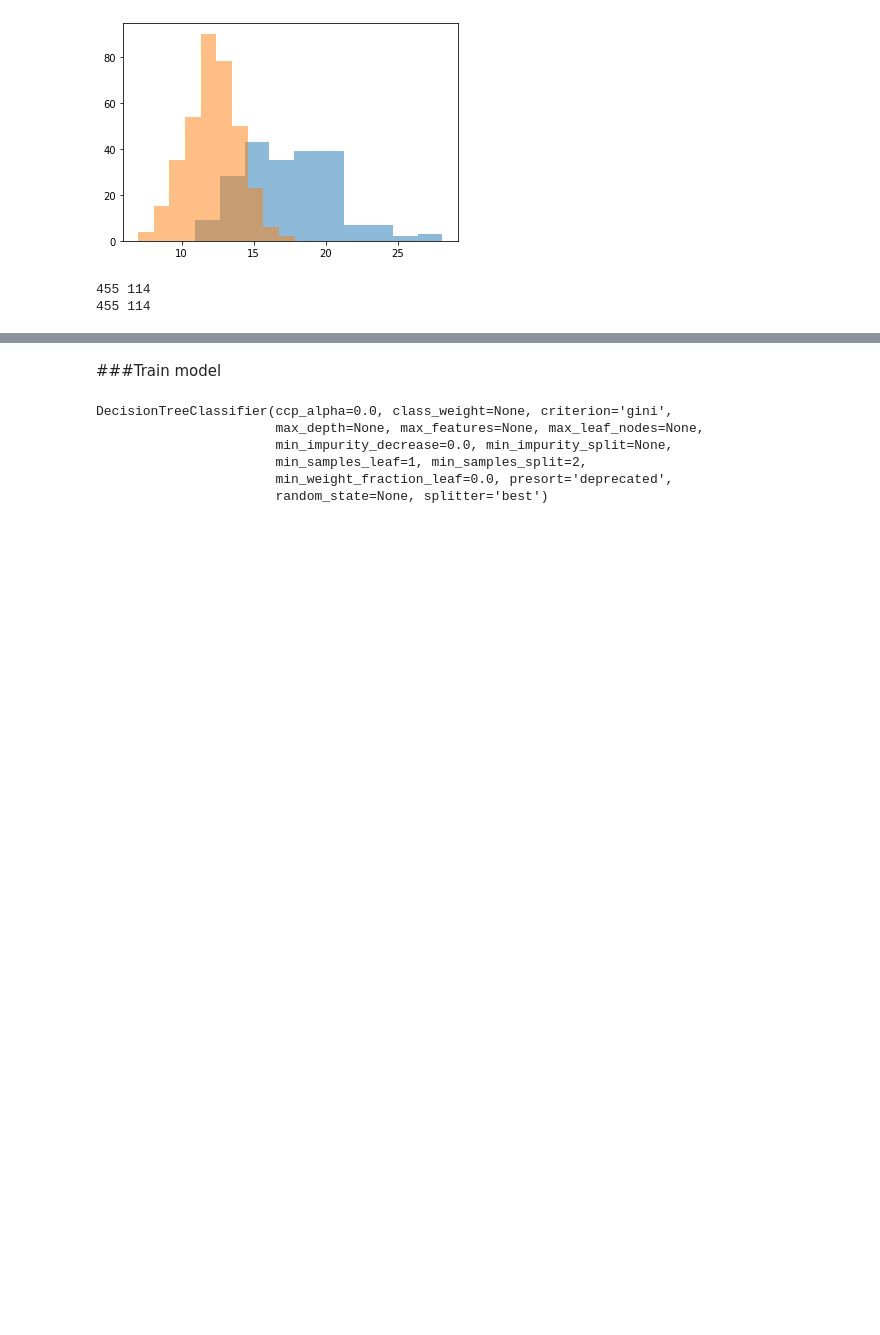
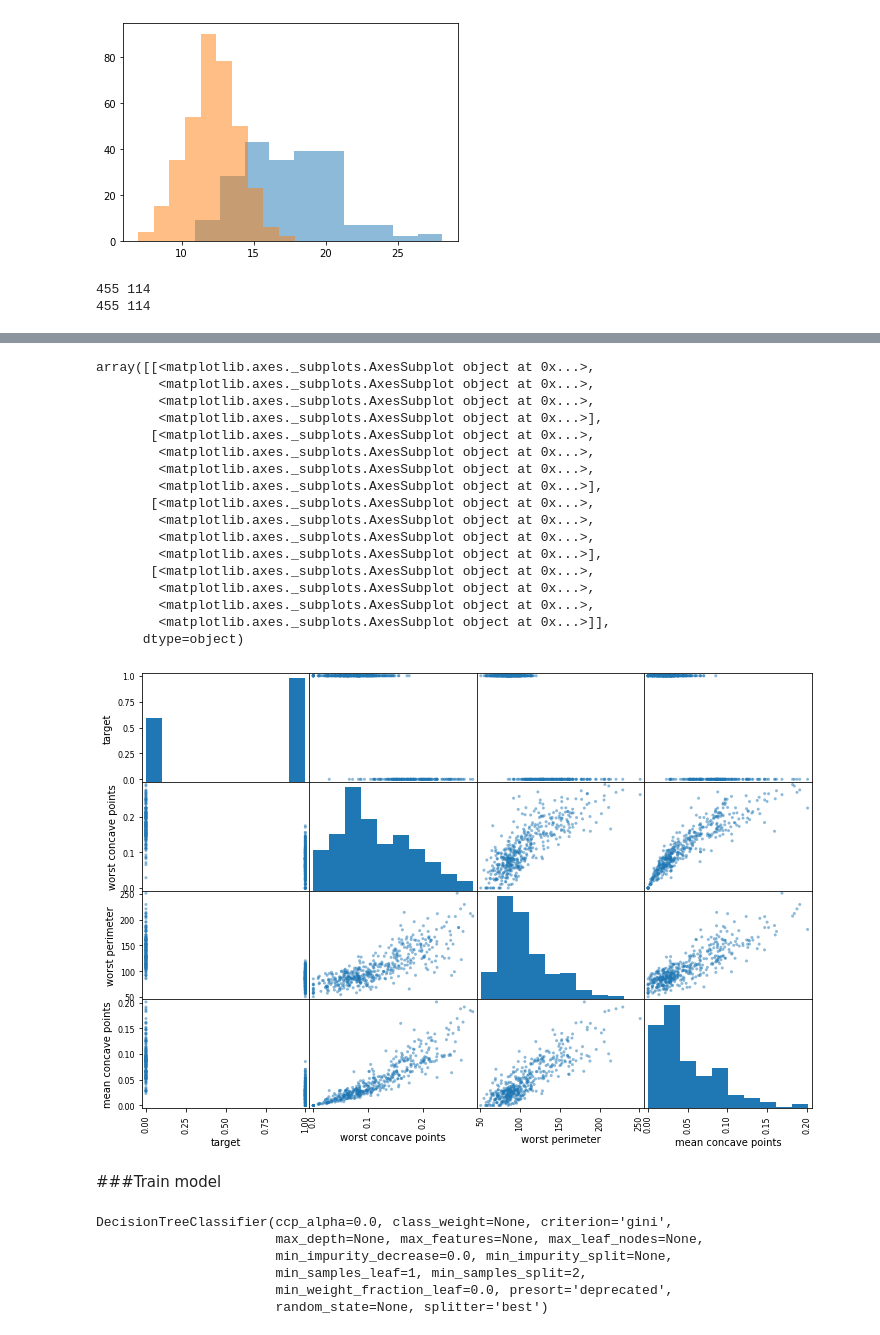
Before and after one commit to coder-penguin/ML, a Jupyter notebook: tutorial/scikit_learn_tutorial_binaryclass.ipynb, the cells around one changed output, grey strips where cells are left out. Saved outputs shown, nothing was run; the diff lists cells and outputs as text; code cells hidden in the pictures; blank space fills up the shorter version.

```diff
--- a/tutorial/scikit_learn_tutorial_binaryclass.ipynb
+++ b/tutorial/scikit_learn_tutorial_binaryclass.ipynb
@@ -90,0 +161,22 @@ print(len(y_train), len(y_test))
+# %%
+attributes = ['target', 'worst concave points', 'worst perimeter', 'mean concave points']
+pd.plotting.scatter_matrix(df[attributes], figsize=(12, 8))
+# %% [output]
+array([[<matplotlib.axes._subplots.AxesSubplot object at 0x...>,
+        <matplotlib.axes._subplots.AxesSubplot object at 0x...>,
+        <matplotlib.axes._subplots.AxesSubplot object at 0x...>,
+        <matplotlib.axes._subplots.AxesSubplot object at 0x...>],
+       [<matplotlib.axes._subplots.AxesSubplot object at 0x...>,
+        <matplotlib.axes._subplots.AxesSubplot object at 0x...>,
+        <matplotlib.axes._subplots.AxesSubplot object at 0x...>,
+        <matplotlib.axes._subplots.AxesSubplot object at 0x...>],
+       [<matplotlib.axes._subplots.AxesSubplot object at 0x...>,
+        <matplotlib.axes._subplots.AxesSubplot object at 0x...>,
+        <matplotlib.axes._subplots.AxesSubplot object at 0x...>,
+        <matplotlib.axes._subplots.AxesSubplot object at 0x...>],
+       [<matplotlib.axes._subplots.AxesSubplot object at 0x...>,
+        <matplotlib.axes._subplots.AxesSubplot object at 0x...>,
+        <matplotlib.axes._subplots.AxesSubplot object at 0x...>,
+        <matplotlib.axes._subplots.AxesSubplot object at 0x...>]],
+      dtype=object)
+[figure, added]
```
Also changed, not shown: parts of 26 cells of this notebook.
